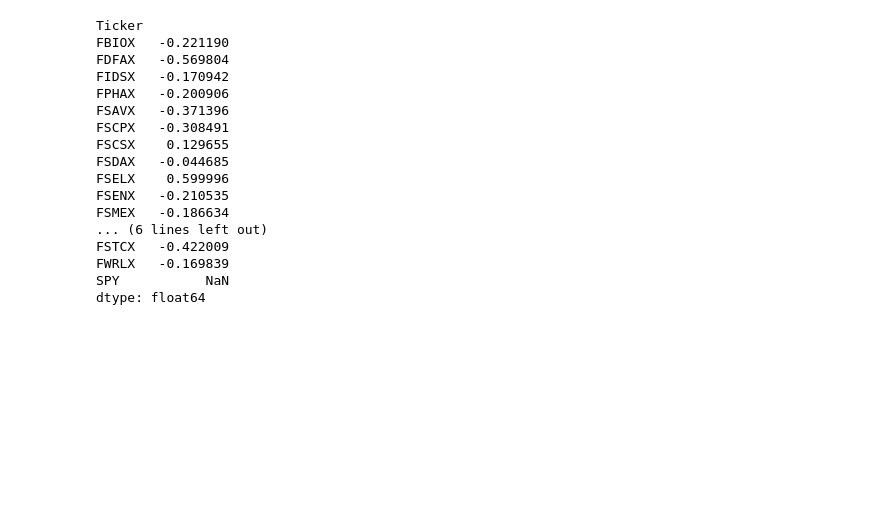
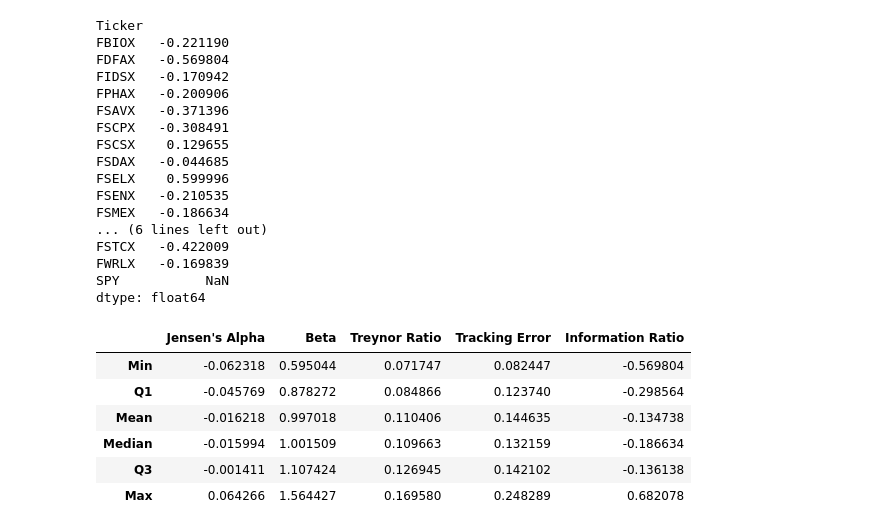
Before and after one commit to ctorello17/Project1, a Jupyter notebook: project1.ipynb, the cells around one changed output. Cells and saved outputs as stored; diff of their text form; code cells hidden in the pictures; blank space fills up the shorter version.

```diff
--- a/project1.ipynb
+++ b/project1.ipynb
@@ -288,12 +288,20 @@ dtype: float64
 # %%
 relative = pd.DataFrame({
     "Jensen's Alpha": alphas,
     "Beta": betas,
     "Treynor Ratio": treynor,
     "Tracking Error": tracking_error,
     "Information Ratio": information_ratio,
 }).drop("SPY")
 
-summary = relative.describe().loc[["min", "25%", "mean", "50%", "75", "max"]]
+summary = relative.describe().loc[["min", "25%", "mean", "50%", "75%", "max"]]
 summary.index = ["Min", "Q1", "Mean", "Median", "Q3", "Max"]
 summary
+# %% [output]
+|  | Jensen's Alpha | Beta | Treynor Ratio | Tracking Error | Information Ratio |
+| Min | -0.062318 | 0.595044 | 0.071747 | 0.082447 | -0.569804 |
+| Q1 | -0.045769 | 0.878272 | 0.084866 | 0.123740 | -0.298564 |
+| Mean | -0.016218 | 0.997018 | 0.110406 | 0.144635 | -0.134738 |
+| Median | -0.015994 | 1.001509 | 0.109663 | 0.132159 | -0.186634 |
+| Q3 | -0.001411 | 1.107424 | 0.126945 | 0.142102 | -0.136138 |
+| Max | 0.064266 | 1.564427 | 0.169580 | 0.248289 | 0.682078 |
```
